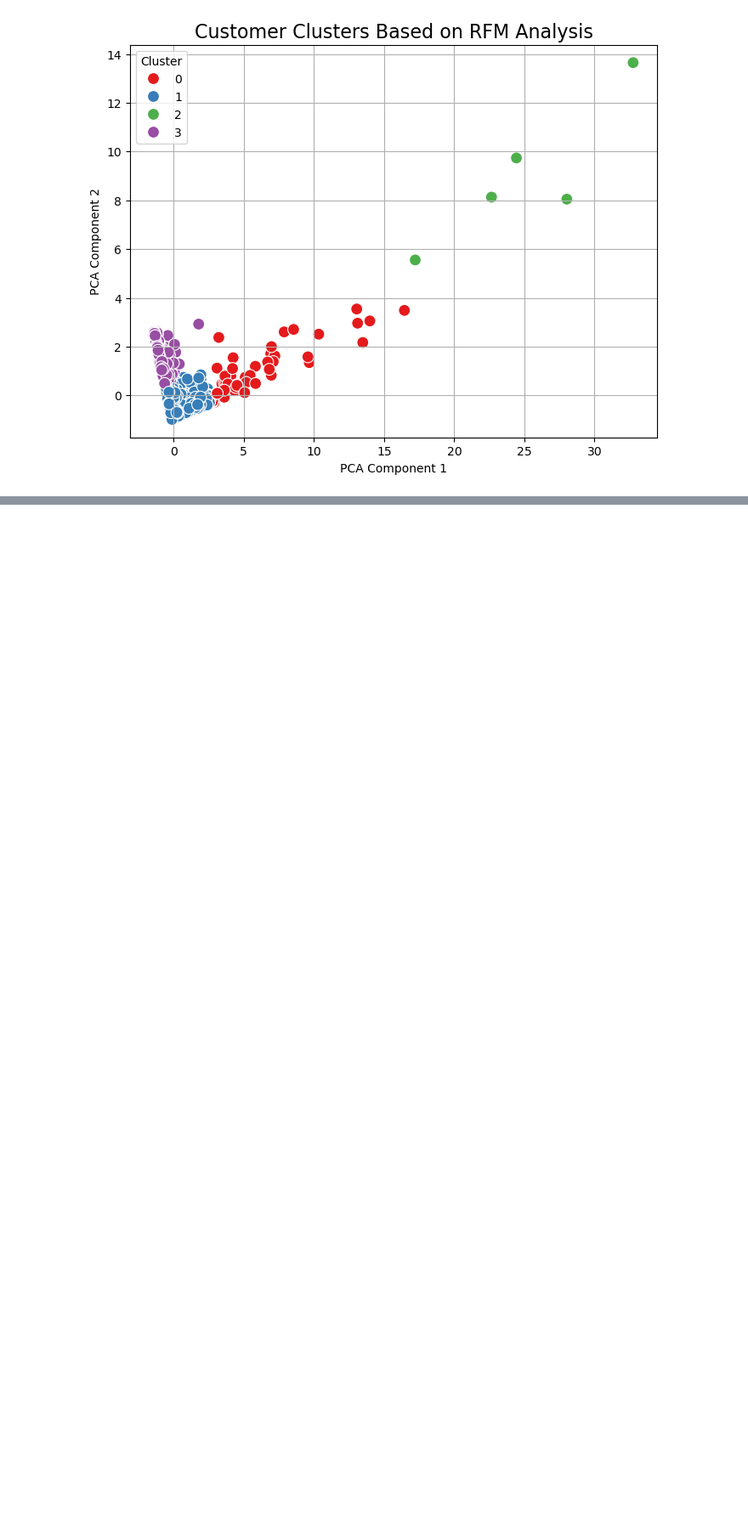
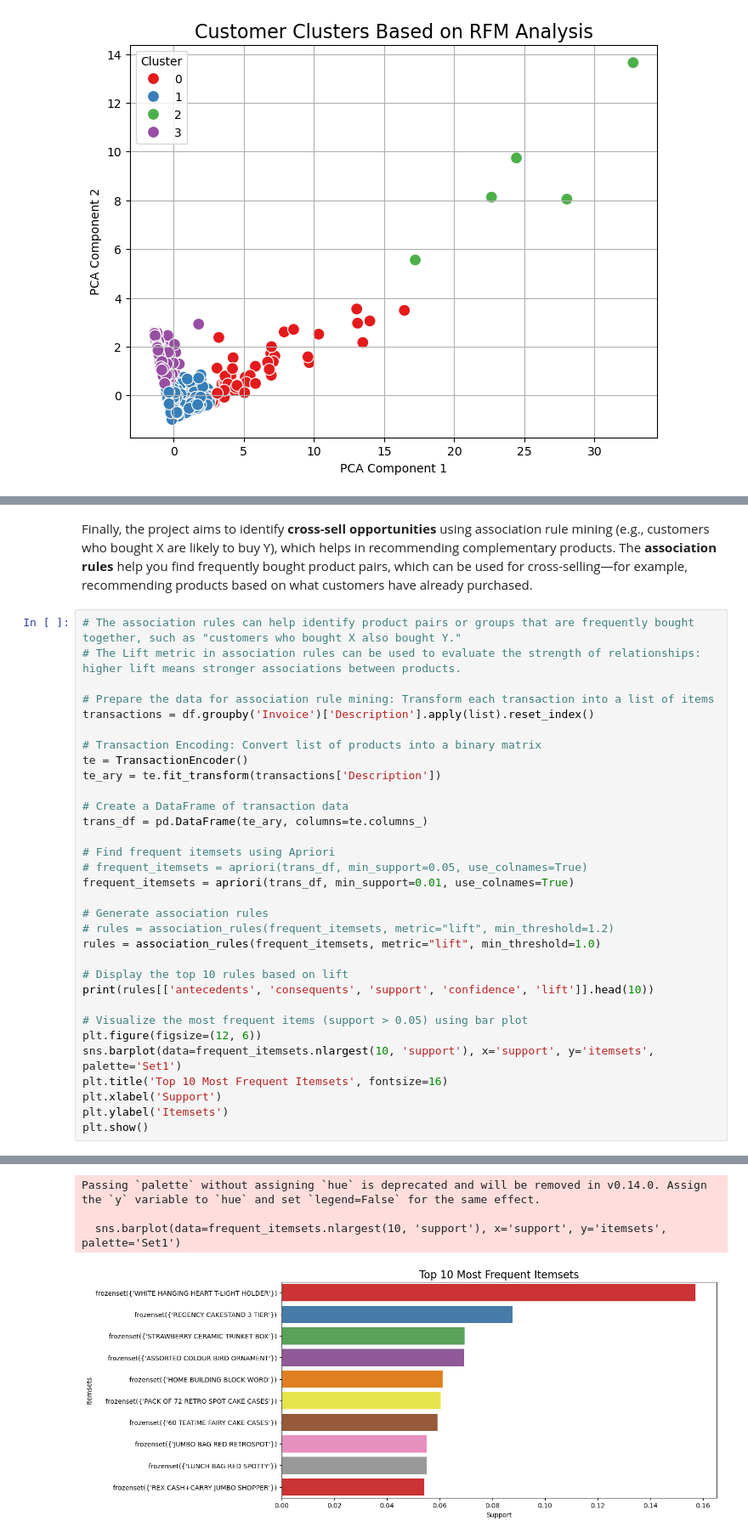
Before and after one commit to MiltonGreat/Online-Retail, a Jupyter notebook: Customer Segmentation.ipynb, the cells around one changed output, grey strips where cells are left out. Shown at 85% size. Saved outputs shown, nothing was run; the diff lists cells and outputs as text; blank space fills up the shorter version.

```diff
--- a/Customer Segmentation.ipynb
+++ b/Customer Segmentation.ipynb
@@ -163,0 +456,35 @@ Name: count, dtype: int64
+# %% [markdown]
+Finally, the project aims to identify **cross-sell opportunities** using association rule mining (e.g., customers who bought X are likely to buy Y), which helps in recommending complementary products. The **association rules** help you find frequently bought product pairs, which can be used for cross-selling—for example, recommending products based on what customers have already purchased.
+# %%
+# The association rules can help identify product pairs or groups that are frequently bought together, such as "customers who bought X also bought Y."
+# The Lift metric in association rules can be used to evaluate the strength of relationships: higher lift means stronger associations between products.
+
+# Prepare the data for association rule mining: Transform each transaction into a list of items
+transactions = df.groupby('Invoice')['Description'].apply(list).reset_index()
+
+# Transaction Encoding: Convert list of products into a binary matrix
+te = TransactionEncoder()
+te_ary = te.fit_transform(transactions['Description'])
+
+# Create a DataFrame of transaction data
+trans_df = pd.DataFrame(te_ary, columns=te.columns_)
+
+# Find frequent itemsets using Apriori
+# frequent_itemsets = apriori(trans_df, min_support=0.05, use_colnames=True)
+frequent_itemsets = apriori(trans_df, min_support=0.01, use_colnames=True)
+
+# Generate association rules
+# rules = association_rules(frequent_itemsets, metric="lift", min_threshold=1.2)
+rules = association_rules(frequent_itemsets, metric="lift", min_threshold=1.0)
+
+# Display the top 10 rules based on lift
+print(rules[['antecedents', 'consequents', 'support', 'confidence', 'lift']].head(10))
+
+# Visualize the most frequent items (support > 0.05) using bar plot
+plt.figure(figsize=(12, 6))
+sns.barplot(data=frequent_itemsets.nlargest(10, 'support'), x='support', y='itemsets', palette='Set1')
+plt.title('Top 10 Most Frequent Itemsets', fontsize=16)
+plt.xlabel('Support')
+plt.ylabel('Itemsets')
+plt.show()
+# %% [output]
@@ -163,0 +508,4 @@ Name: count, dtype: int64
+Passing `palette` without assigning `hue` is deprecated and will be removed in v0.14.0. Assign the `y` variable to `hue` and set `legend=False` for the same effect.
+
+  sns.barplot(data=frequent_itemsets.nlargest(10, 'support'), x='support', y='itemsets', palette='Set1')
+[figure, added]
```
Also changed, not shown: parts of 47 cells of this notebook.
